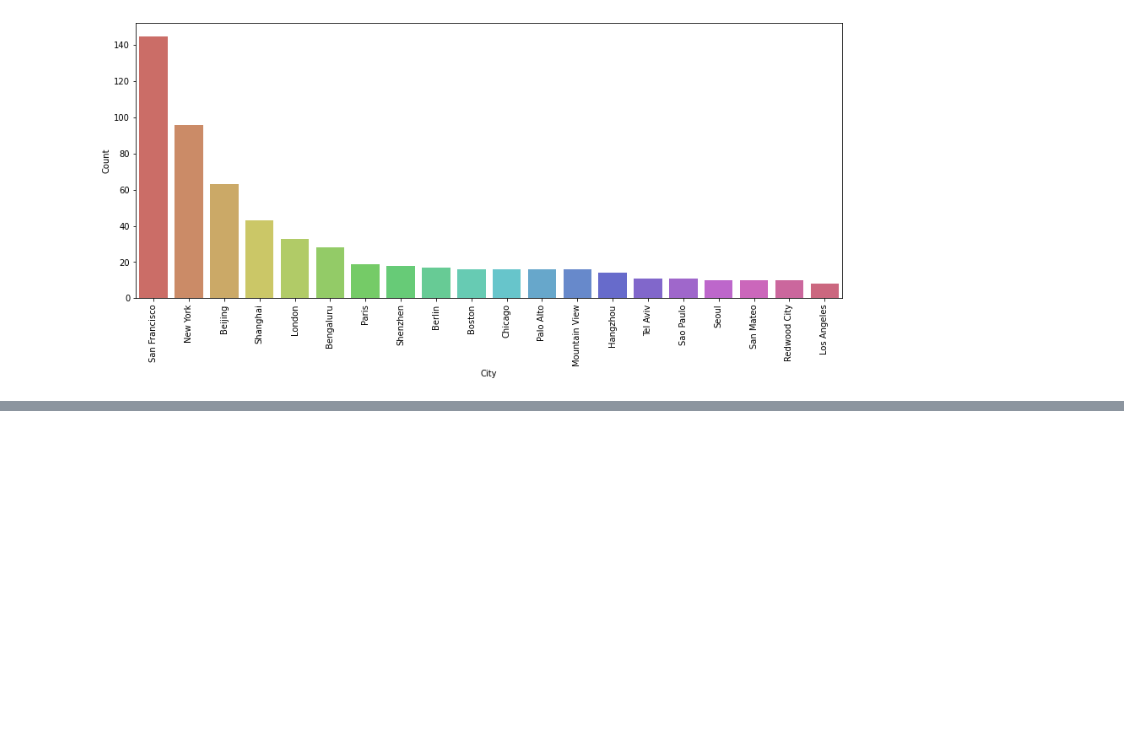
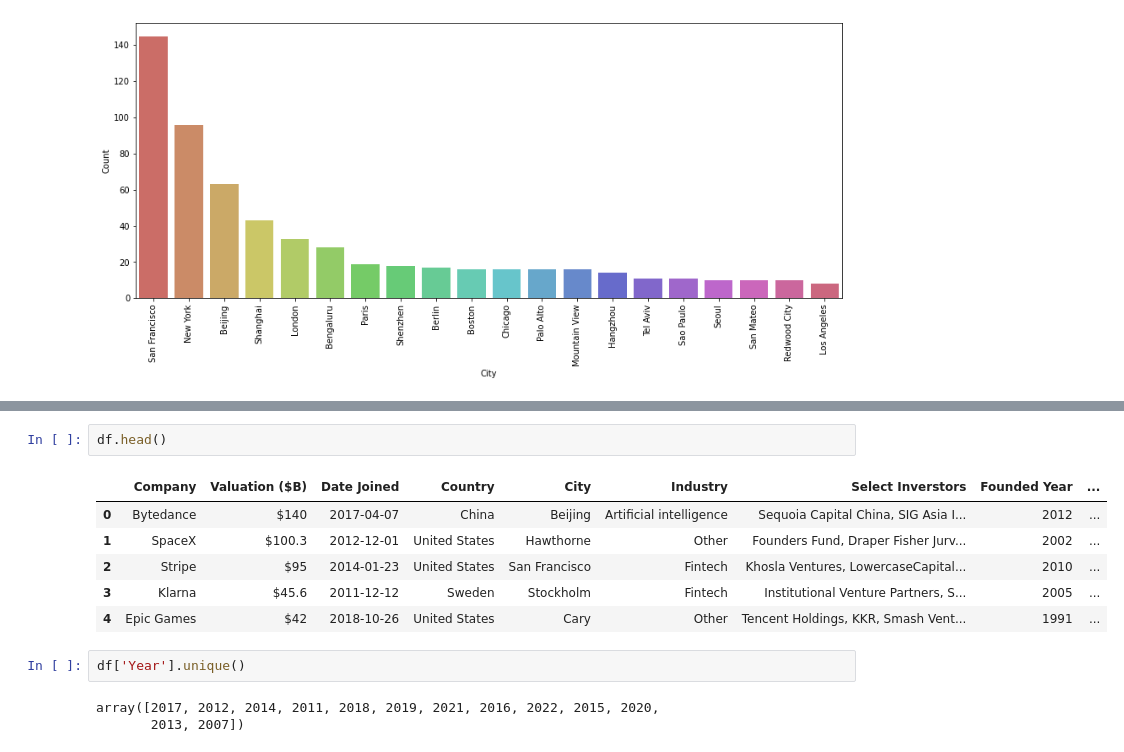
Before and after one commit to AzadMehedi/Explarotary-Data-Analysis-EDA, a Jupyter notebook: unicorn_companies_EDA.ipynb, the cells around one changed output, grey strips where cells are left out. Saved outputs shown, nothing was run; the diff lists cells and outputs as text; blank space fills up the shorter version.

```diff
--- a/unicorn_companies_EDA.ipynb
+++ b/unicorn_companies_EDA.ipynb
@@ -281,0 +377,14 @@ plt.show()
+# %%
+df.head()
+# %% [output]
+|  | Company | Valuation ($B) | Date Joined | Country | City | Industry | Select Inverstors | Founded Year | ... |
+| 0 | Bytedance | $140 | 2017-04-07 | China | Beijing | Artificial intelligence | Sequoia Capital China, SIG Asia I... | 2012 | ... |
+| 1 | SpaceX | $100.3 | 2012-12-01 | United States | Hawthorne | Other | Founders Fund, Draper Fisher Jurv... | 2002 | ... |
+| 2 | Stripe | $95 | 2014-01-23 | United States | San Francisco | Fintech | Khosla Ventures, LowercaseCapital... | 2010 | ... |
+| 3 | Klarna | $45.6 | 2011-12-12 | Sweden | Stockholm | Fintech | Institutional Venture Partners, S... | 2005 | ... |
+| 4 | Epic Games | $42 | 2018-10-26 | United States | Cary | Other | Tencent Holdings, KKR, Smash Vent... | 1991 | ... |
+# %%
+df['Year'].unique()
+# %% [output]
+array([2017, 2012, 2014, 2011, 2018, 2019, 2021, 2016, 2022, 2015, 2020,
+       2013, 2007])
```
Also changed, not shown: parts of 13 cells of this notebook.
